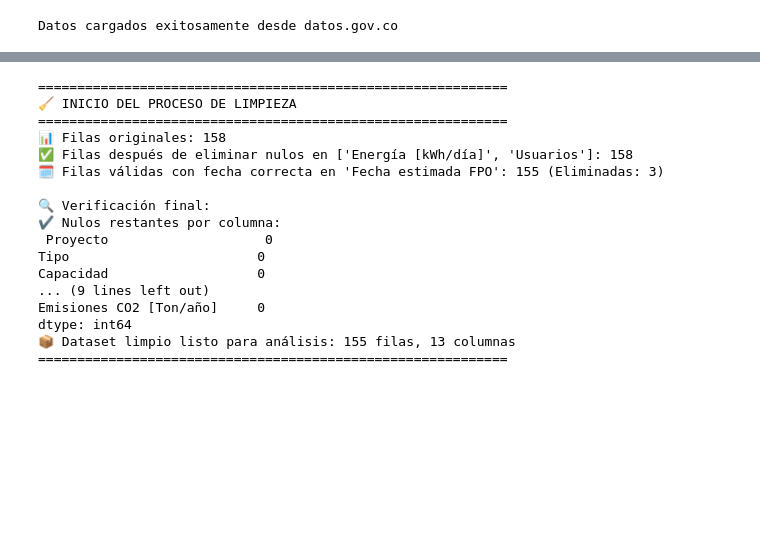
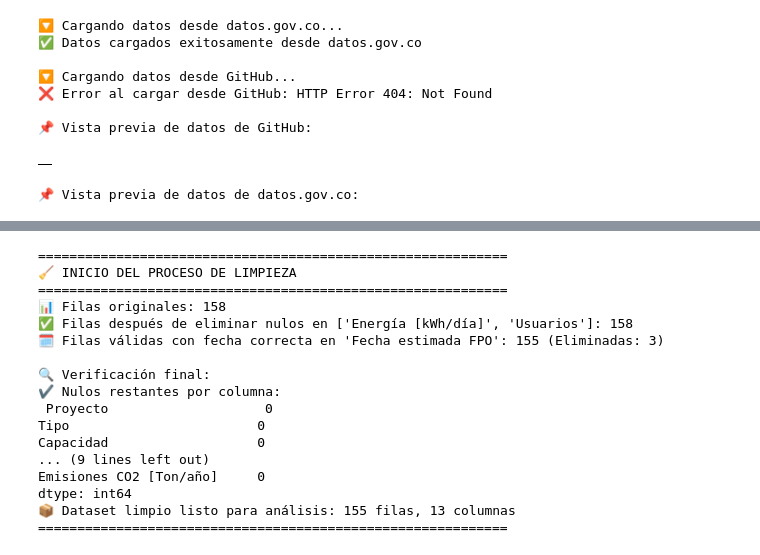
Before and after one commit to juan-manuel124/ProyectoAnalisisDatos-TECH, a Jupyter notebook: Proyecto_TECH_Energias_Re.ipynb, the cells around one changed output, grey strips where cells are left out. Saved outputs shown, nothing was run; the diff lists cells and outputs as text; code cells hidden in the pictures; blank space fills up the shorter version.

```diff
--- a/Proyecto_TECH_Energias_Re.ipynb
+++ b/Proyecto_TECH_Energias_Re.ipynb
@@ -1,21 +1,60 @@
 # %% [markdown]
 <a href="https://colab.research.google.com/github/juan-manuel124/ProyectoAnalisisDatos-TECH/blob/main/Proyecto_TECH_Energias_Re.ipynb" target="_parent"><img src="https://colab.research.google.com/assets/colab-badge.svg" alt="Open In Colab"/></a>
 # %%
-# Importación de librerías
+# =====================================
+# 📦 Importación de librerías necesarias
+# =====================================
 import pandas as pd
 import numpy as np
 import matplotlib.pyplot as plt
 import seaborn as sns
 from io import StringIO
 import requests
 
-url = "https://www.datos.gov.co/api/views/vy9n-w6hc/rows.csv?accessType=DOWNLOAD"
-response = requests.get(url)
+# =====================================
+# 🌐 Fuente 1: Datos públicos desde datos.gov.co
+# =====================================
+print("🔽 Cargando datos desde datos.gov.co...")
+url_datosgov = "https://www.datos.gov.co/api/views/vy9n-w6hc/rows.csv?accessType=DOWNLOAD"
 
-if response.status_code == 200:
-    data = pd.read_csv(StringIO(response.text), encoding='utf-8')
-    print("Datos cargados exitosamente desde datos.gov.co")
-else:
-    print(f"Error al cargar los datos. Código de estado: {response.status_code}")
+try:
+    response = requests.get(url_datosgov)
+    response.raise_for_status()  # Lanzará error si no es 200
+    data_dgov = pd.read_csv(StringIO(response.text), encoding='utf-8')
+    print("✅ Datos cargados exitosamente desde datos.gov.co\n")
+except Exception as e:
+    print(f"❌ Error al cargar desde datos.gov.co: {e}\n")
+
+# =====================================
+# 🌐 Fuente 2: Archivo desde GitHub (CSV en tu repositorio público)
+# =====================================
+print("🔽 Cargando datos desde GitHub...")
+url_github = "https://raw.githubusercontent.com/juan-manuel124/ProyectoAnalisisDatos-TECH/main/datos/proyectos_energia.csv"  # ajusta el path real si es necesario
+
+try:
+    data_git = pd.read_csv(url_github, encoding='utf-8')
+    print("✅ Datos cargados exitosamente desde GitHub\n")
+except Exception as e:
+    print(f"❌ Error al cargar desde GitHub: {e}\n")
+
+# =====================================
+# 🔍 Mostrar vista previa si ambos datasets cargaron
+# =====================================
+try:
+    print("📌 Vista previa de datos de GitHub:")
+    display(data_git.head())
+
+    print("📌 Vista previa de datos de datos.gov.co:")
+    display(data_dgov.head())
+except:
+    print("⚠️ Uno de los DataFrames no está disponible para mostrar.")
 # %% [output]
-Datos cargados exitosamente desde datos.gov.co
+🔽 Cargando datos desde datos.gov.co...
+✅ Datos cargados exitosamente desde datos.gov.co
+
+🔽 Cargando datos desde GitHub...
+❌ Error al cargar desde GitHub: HTTP Error 404: Not Found
+
+📌 Vista previa de datos de GitHub:
+|  |
+📌 Vista previa de datos de datos.gov.co:
```
Also changed, not shown: parts of 8 cells of this notebook.
